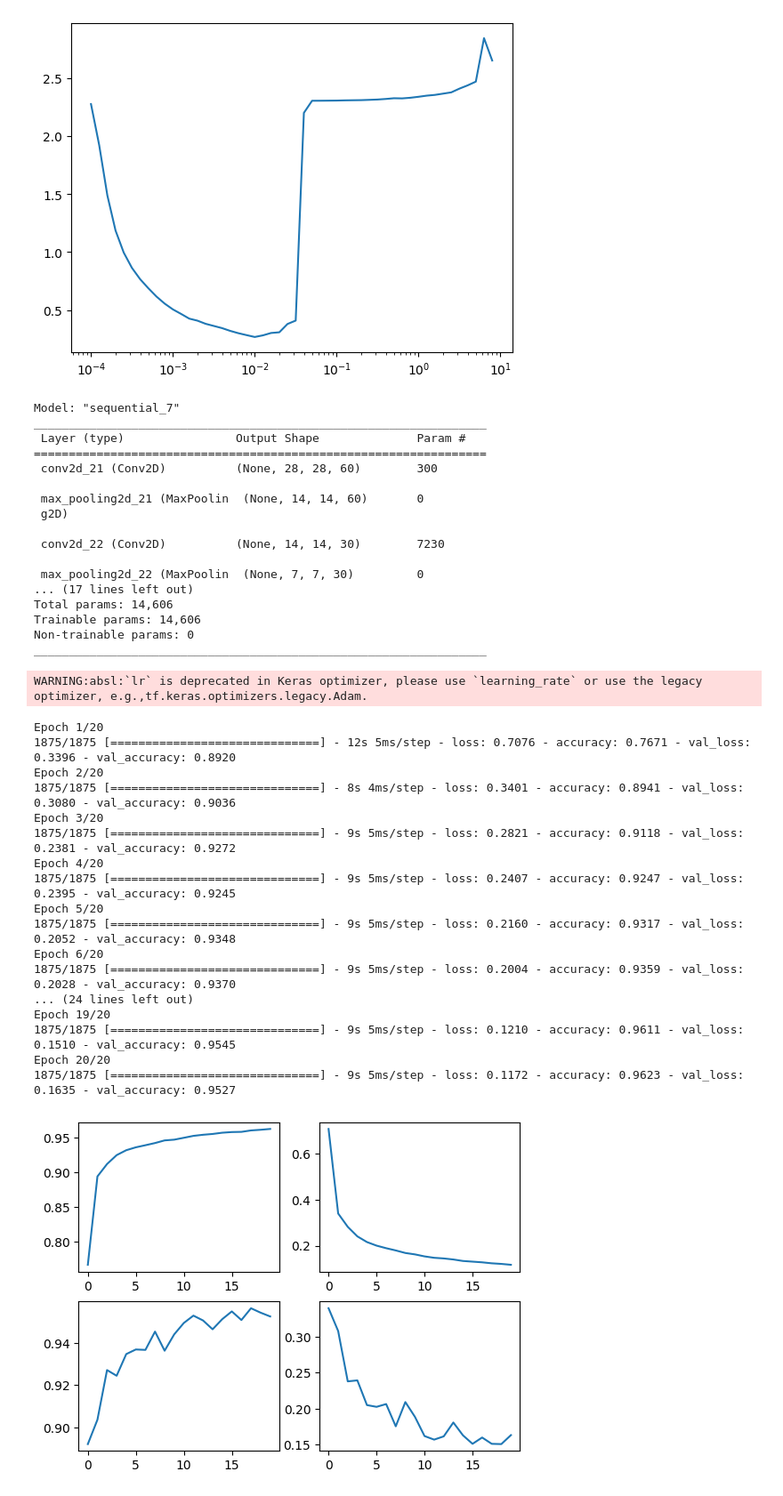
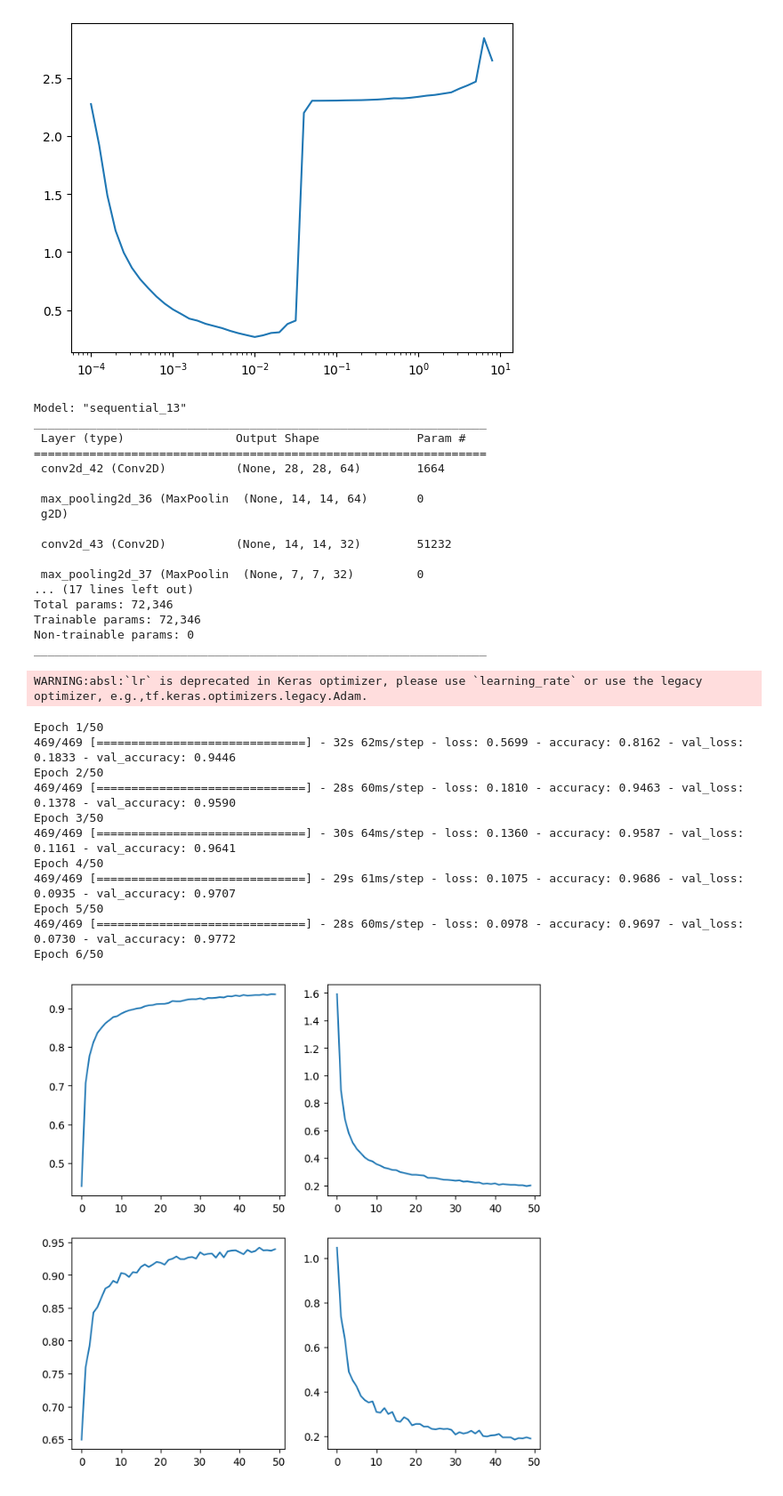
Before and after one commit to keremshns/Tensorflow_Developer, a Jupyter notebook: mnist_handwritten_digit_recognition.ipynb, the cells around one changed output. Shown: that part at 89% size. Cells and saved outputs as stored; diff of their text form; code cells hidden in the pictures.

```diff
--- a/mnist_handwritten_digit_recognition.ipynb
+++ b/mnist_handwritten_digit_recognition.ipynb
@@ -58,12 +56,12 @@ x_test = np.expand_dims(x_test, -1)
 
 train_generator = train_generator.flow(x_train,
                                        y_train,
-                                       batch_size=256
+                                       batch_size=128
                                        )
 
 val_generator = val_generator.flow(x_test,
                                    y_test,
-                                   batch_size=256,
+                                   batch_size=128,
                                    )
 # %%
 #RUN WHEN USING NORMALIZER
@@ -144,13 +127,13 @@ plt.semilogx(lr,loss)
 # %%
 model = tf.keras.Sequential([
 
-        tf.keras.layers.Conv2D(60, (2,2), input_shape=(28,28,1), padding="same"),
-        tf.keras.layers.MaxPool2D(2,2),
-        tf.keras.layers.Conv2D(30, (2,2), padding="same"),
-        tf.keras.layers.MaxPool2D(2,2),
-        tf.keras.layers.Conv2D(10, (2,2), padding="same"),
-        tf.keras.layers.MaxPool2D(2,2),
-        tf.keras.layers.GlobalMaxPool2D(),
+        tf.keras.layers.Conv2D(64, (5,5), input_shape=(28,28,1), padding="same"),
+        tf.keras.layers.MaxPooling2D(2,2),
+        tf.keras.layers.Conv2D(32, (5,5), padding="same"),
+        tf.keras.layers.MaxPooling2D(2,2),
+        tf.keras.layers.Conv2D(16, (5,5), padding="same"),
+        tf.keras.layers.MaxPooling2D(2,2),
+        tf.keras.layers.GlobalMaxPooling2D(),
         tf.keras.layers.Dense(128, activation="relu"),
         tf.keras.layers.Dense(32, activation="relu"),
         tf.keras.layers.Dense(10, activation="softmax"),
@@ -160,63 +143,57 @@ model = tf.keras.Sequential([
 model.summary()
 
 
-optimizer = tf.keras.optimizers.Adam(lr=2e-3)
+optimizer = tf.keras.optimizers.Adam(lr=8e-3)
 model.compile(optimizer=optimizer, loss="sparse_categorical_crossentropy", metrics=["accuracy"] )
 
 history = model.fit(train_generator, epochs=epochs, validation_data=val_generator)
 # %% [output]
-Model: "sequential_7"
+Model: "sequential_13"
 _________________________________________________________________
  Layer (type)                Output Shape              Param #
 =================================================================
- conv2d_21 (Conv2D)          (None, 28, 28, 60)        300
+ conv2d_42 (Conv2D)          (None, 28, 28, 64)        1664
 
- max_pooling2d_21 (MaxPoolin  (None, 14, 14, 60)       0
+ max_pooling2d_36 (MaxPoolin  (None, 14, 14, 64)       0
  g2D)
 
- conv2d_22 (Conv2D)          (None, 14, 14, 30)        7230
+ conv2d_43 (Conv2D)          (None, 14, 14, 32)        51232
 
- max_pooling2d_22 (MaxPoolin  (None, 7, 7, 30)         0
+ max_pooling2d_37 (MaxPoolin  (None, 7, 7, 32)         0
 ... (17 lines left out)
-Total params: 14,606
-Trainable params: 14,606
+Total params: 72,346
+Trainable params: 72,346
 Non-trainable params: 0
 _________________________________________________________________
 WARNING:absl:`lr` is deprecated in Keras optimizer, please use `learning_rate` or use the legacy optimizer, e.g.,tf.keras.optimizers.legacy.Adam.
-Epoch 1/20
-1875/1875 [==============================] - 12s 5ms/step - loss: 0.7076 - accuracy: 0.7671 - val_loss: 0.3396 - val_accuracy: 0.8920
-Epoch 2/20
-1875/1875 [==============================] - 8s 4ms/step - loss: 0.3401 - accuracy: 0.8941 - val_loss: 0.3080 - val_accuracy: 0.9036
-Epoch 3/20
-1875/1875 [==============================] - 9s 5ms/step - loss: 0.2821 - accuracy: 0.9118 - val_loss: 0.2381 - val_accuracy: 0.9272
-Epoch 4/20
-1875/1875 [==============================] - 9s 5ms/step - loss: 0.2407 - accuracy: 0.9247 - val_loss: 0.2395 - val_accuracy: 0.9245
-Epoch 5/20
-1875/1875 [==============================] - 9s 5ms/step - loss: 0.2160 - accuracy: 0.9317 - val_loss: 0.2052 - val_accuracy: 0.9348
-Epoch 6/20
-1875/1875 [==============================] - 9s 5ms/step - loss: 0.2004 - accuracy: 0.9359 - val_loss: 0.2028 - val_accuracy: 0.9370
-... (24 lines left out)
-Epoch 19/20
-1875/1875 [==============================] - 9s 5ms/step - loss: 0.1210 - accuracy: 0.9611 - val_loss: 0.1510 - val_accuracy: 0.9545
-Epoch 20/20
-1875/1875 [==============================] - 9s 5ms/step - loss: 0.1172 - accuracy: 0.9623 - val_loss: 0.1635 - val_accuracy: 0.9527
+Epoch 1/50
+469/469 [==============================] - 32s 62ms/step - loss: 0.5699 - accuracy: 0.8162 - val_loss: 0.1833 - val_accuracy: 0.9446
+Epoch 2/50
+469/469 [==============================] - 28s 60ms/step - loss: 0.1810 - accuracy: 0.9463 - val_loss: 0.1378 - val_accuracy: 0.9590
+Epoch 3/50
+469/469 [==============================] - 30s 64ms/step - loss: 0.1360 - accuracy: 0.9587 - val_loss: 0.1161 - val_accuracy: 0.9641
+Epoch 4/50
+469/469 [==============================] - 29s 61ms/step - loss: 0.1075 - accuracy: 0.9686 - val_loss: 0.0935 - val_accuracy: 0.9707
+Epoch 5/50
+469/469 [==============================] - 28s 60ms/step - loss: 0.0978 - accuracy: 0.9697 - val_loss: 0.0730 - val_accuracy: 0.9772
+Epoch 6/50
 # %%
 accuracy = history.history["accuracy"]
 loss = history.history["loss"]
 val_accuracy = history.history["val_accuracy"]
 val_loss = history.history["val_loss"]
 
-plt.figure()
+plt.figure(figsize=(8,8))
 plt.subplot(2,2,1)
 plt.plot(range(epochs),accuracy)
 plt.subplot(2,2,2)
 plt.plot(range(epochs),loss)
 plt.subplot(2,2,3)
 plt.plot(range(epochs),val_accuracy)
 plt.subplot(2,2,4)
 plt.plot(range(epochs),val_loss)
 
 
 plt.show()
 # %% [output]
-[figure, old version]
+[figure, new version]
```
Also changed, not shown: parts of 2 cells of this notebook.
